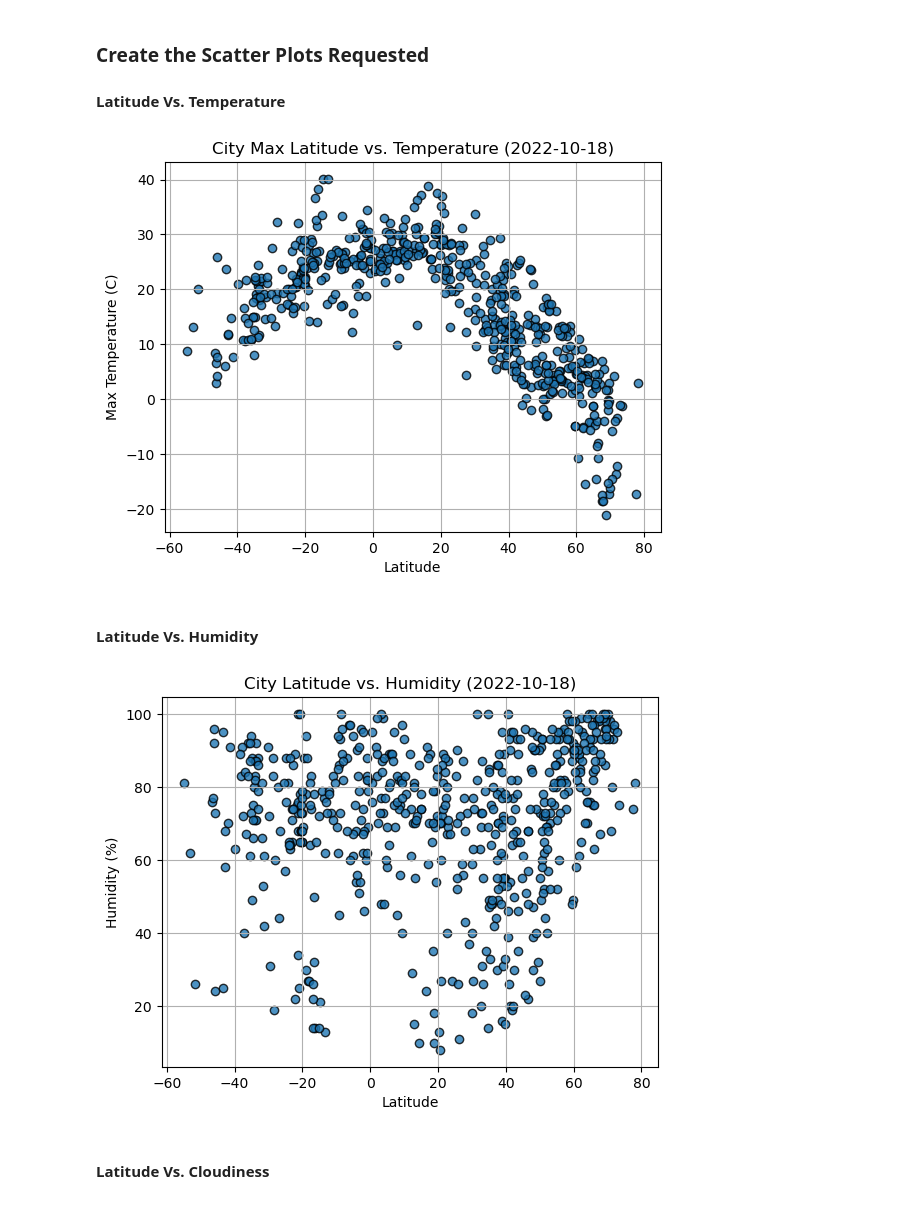
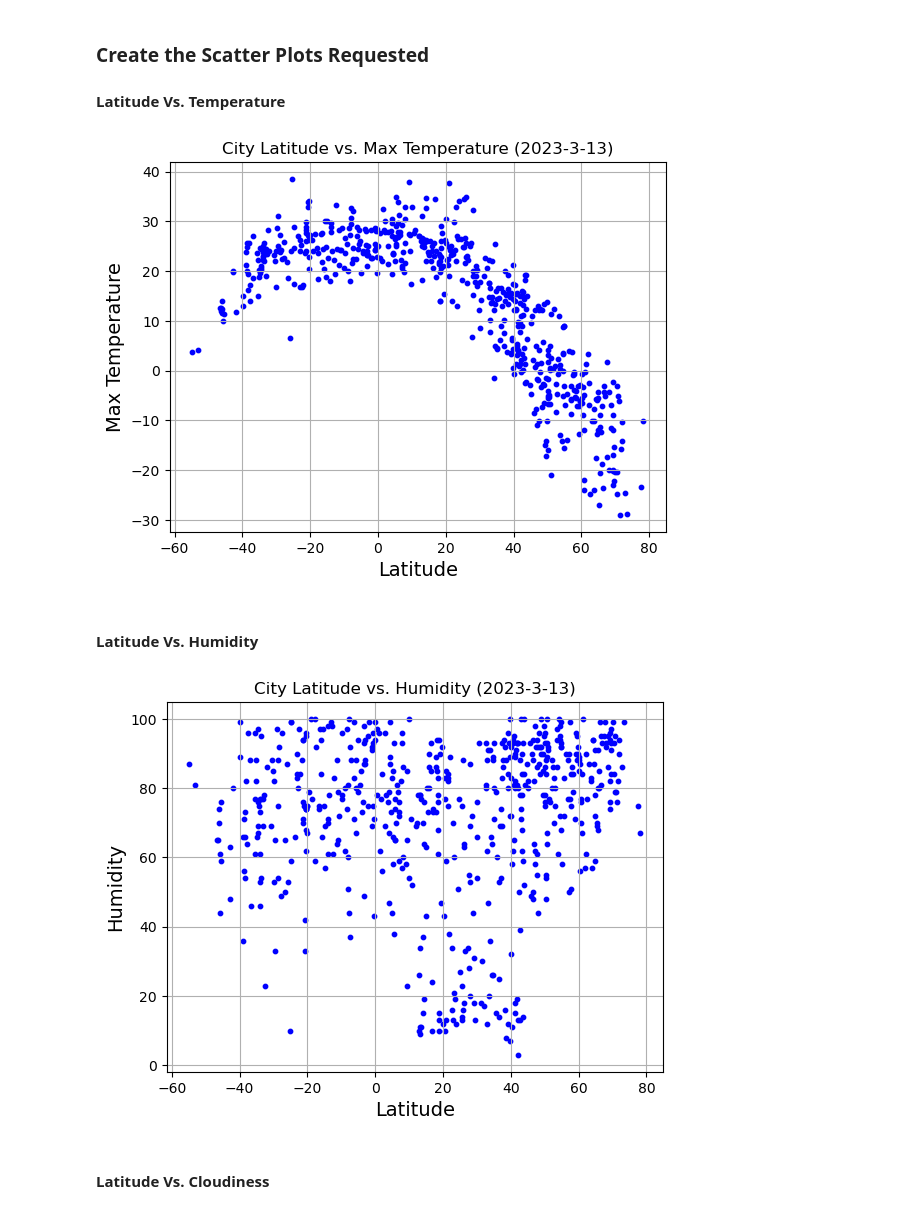
Before and after one commit to mkamwana/api-challenge-1, a Jupyter notebook: Starter_Code/starter_code/WeatherPy.ipynb, the cells around one changed output. Saved outputs shown, nothing was run; the diff lists cells and outputs as text; code cells hidden in the pictures.

```diff
--- a/Starter_Code/starter_code/WeatherPy.ipynb
+++ b/Starter_Code/starter_code/WeatherPy.ipynb
@@ -201,10 +201,14 @@ city_data_df.head()
 #### Latitude Vs. Temperature
 # %%
 # Build scatter plot for latitude vs. temperature
-# YOUR CODE HERE
+fig1, ax1 = plt.subplots()
+plt.scatter(city_data_df['Lat'],city_data_df['Max Temp'], s=10, color="blue")
 
 # Incorporate the other graph properties
-# YOUR CODE HERE
+plt.title('City Latitude vs. Max Temperature (2023-3-13)')
+plt.xlabel('Latitude',fontsize =14)
+plt.ylabel('Max Temperature', fontsize =14)
+plt.grid()
 
 # Save the figure
 plt.savefig("output_data/Fig1.png")
@@ -212,23 +216,27 @@ plt.savefig("output_data/Fig1.png")
 # Show plot
 plt.show()
 # %% [output]
-[figure, old version]
+[figure, new version]
 # %% [markdown]
 #### Latitude Vs. Humidity
 # %%
 # Build the scatter plots for latitude vs. humidity
-# YOUR CODE HERE
+fig2, ax1 = plt.subplots()
+plt.scatter(city_data_df['Lat'],city_data_df['Humidity'], s=10, color="blue")
 
 # Incorporate the other graph properties
-# YOUR CODE HERE
+plt.title('City Latitude vs. Humidity (2023-3-13)')
+plt.xlabel('Latitude',fontsize =14)
+plt.ylabel('Humidity', fontsize =14)
+plt.grid()
 
 # Save the figure
 plt.savefig("output_data/Fig2.png")
 
 # Show plot
 plt.show()
 # %% [output]
-[figure, old version]
+[figure, new version]
 # %% [markdown]
 #### Latitude Vs. Cloudiness
 # %%
```
Also changed, not shown: parts of 31 cells of this notebook, 4 other files.
